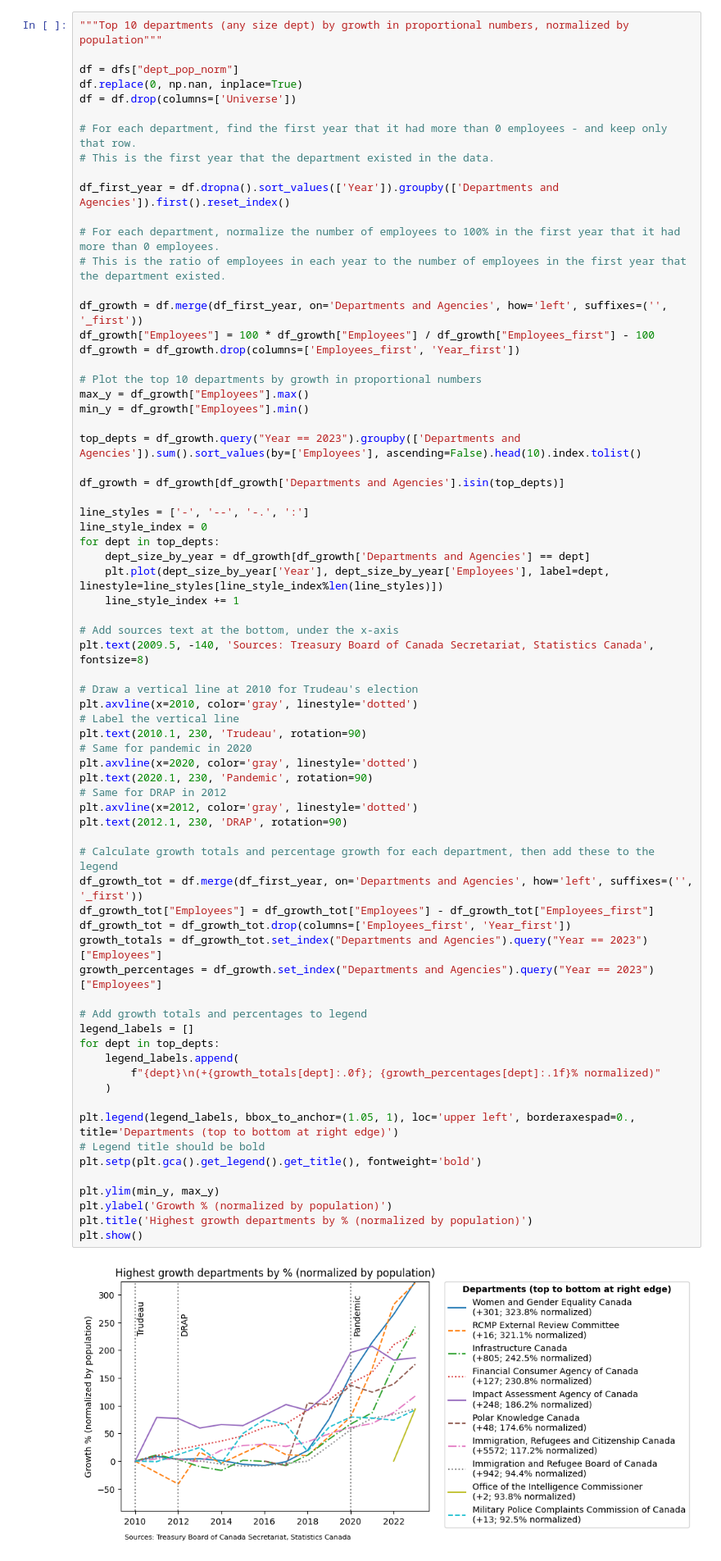
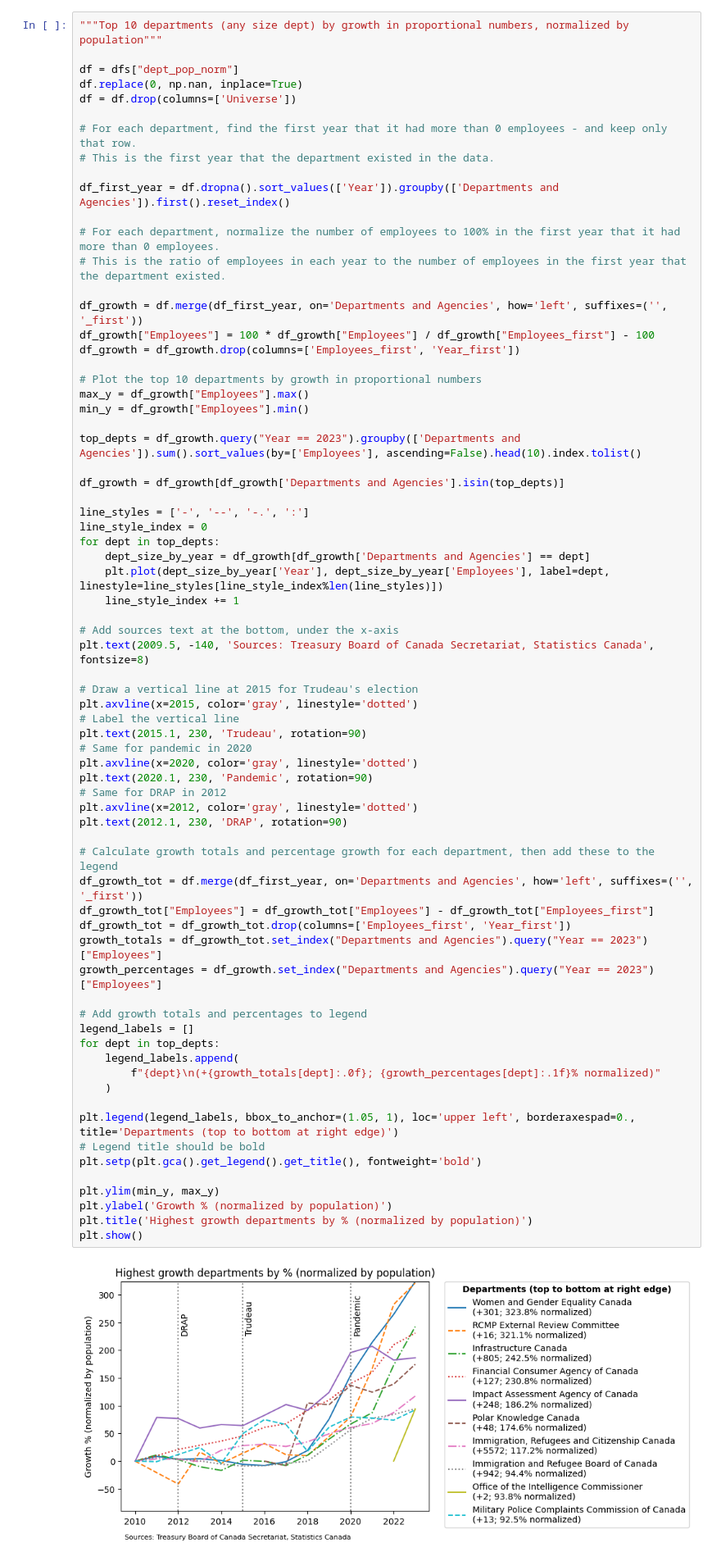
Before and after one commit to juleskuehn/public-service-headcount, a Jupyter notebook: public-service-headcount.ipynb, the cells around one changed output. Shown at 82% size. Drawn from its saved outputs; the diff is of its cells as text.

```diff
--- a/public-service-headcount.ipynb
+++ b/public-service-headcount.ipynb
@@ -266,41 +266,41 @@ for dept in top_depts:
 # Add sources text at the bottom, under the x-axis
 plt.text(2009.5, -140, 'Sources: Treasury Board of Canada Secretariat, Statistics Canada', fontsize=8)
 
-# Draw a vertical line at 2010 for Trudeau's election
-plt.axvline(x=2010, color='gray', linestyle='dotted')
+# Draw a vertical line at 2015 for Trudeau's election
+plt.axvline(x=2015, color='gray', linestyle='dotted')
 # Label the vertical line
-plt.text(2010.1, 230, 'Trudeau', rotation=90)
+plt.text(2015.1, 230, 'Trudeau', rotation=90)
 # Same for pandemic in 2020
 plt.axvline(x=2020, color='gray', linestyle='dotted')
 plt.text(2020.1, 230, 'Pandemic', rotation=90)
 # Same for DRAP in 2012
 plt.axvline(x=2012, color='gray', linestyle='dotted')
 plt.text(2012.1, 230, 'DRAP', rotation=90)
 
 # Calculate growth totals and percentage growth for each department, then add these to the legend
 df_growth_tot = df.merge(df_first_year, on='Departments and Agencies', how='left', suffixes=('', '_first'))
 df_growth_tot["Employees"] = df_growth_tot["Employees"] - df_growth_tot["Employees_first"]
 df_growth_tot = df_growth_tot.drop(columns=['Employees_first', 'Year_first'])
 growth_totals = df_growth_tot.set_index("Departments and Agencies").query("Year == 2023")["Employees"]
 growth_percentages = df_growth.set_index("Departments and Agencies").query("Year == 2023")["Employees"]
 
 # Add growth totals and percentages to legend
 legend_labels = []
 for dept in top_depts:
     legend_labels.append(
         f"{dept}\n(+{growth_totals[dept]:.0f}; {growth_percentages[dept]:.1f}% normalized)"
     )
 
 plt.legend(legend_labels, bbox_to_anchor=(1.05, 1), loc='upper left', borderaxespad=0., title='Departments (top to bottom at right edge)')
 # Legend title should be bold
 plt.setp(plt.gca().get_legend().get_title(), fontweight='bold')
 
 plt.ylim(min_y, max_y)
 plt.ylabel('Growth % (normalized by population)')
 plt.title('Highest growth departments by % (normalized by population)')
 plt.show()
 # %% [output]
-[figure, old version]
+[figure, new version]
 # %%
 """Top 10 departments (only > 2000 employees) by growth in proportional numbers, normalized by population"""
 
```
Also changed, not shown: parts of 7 cells of this notebook.
